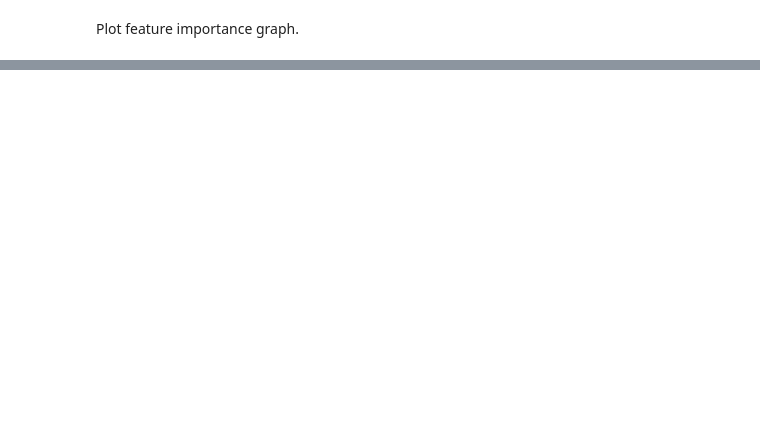
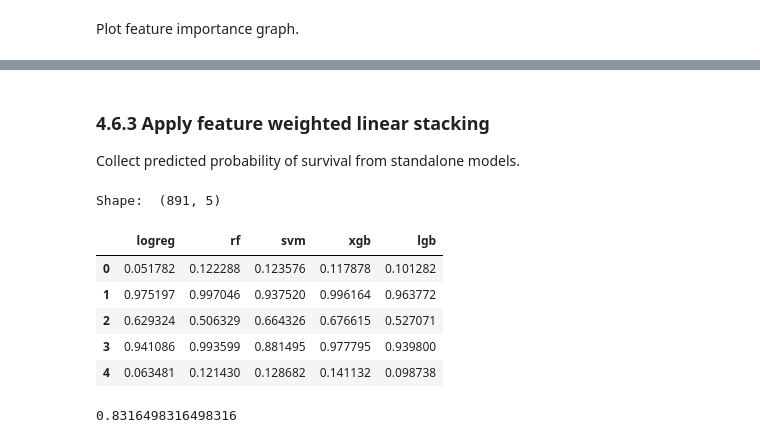
Before and after one commit to Shenghao1993/kaggle-titanic-survival-classification, a Jupyter notebook: Titanic - Model Training & Evaluation.ipynb, the cells around one changed output, grey strips where cells are left out. Cells and saved outputs as stored; diff of their text form; code cells hidden in the pictures; blank space fills up the shorter version.

```diff
--- a/Titanic - Model Training & Evaluation.ipynb
+++ b/Titanic - Model Training & Evaluation.ipynb
@@ -243,19 +246,17 @@ ROC =  0.764727
 # %%
 # Set the parameters by cross-validation
-# tuned_parameters = [{'kernel': ['rbf'], 'gamma': [5e-06, 1e-05, 3e-05],
-#                      'C': [4500, 5000, 5500]}]
 # tuned_parameters = [{'kernel': ['rbf'], 'gamma': [0.001, 0.01, 0.1, 1],
 #                      'C': [0.001, 0.01, 0.1, 1, 10]},
 #                     {'kernel': ['linear'], 'C': [1, 10, 100, 1000]}]
 # tuned_parameters = [{'kernel': ['rbf'], 'gamma': [0.01, 0.05, 0.1, 0.5, 1],
 #                      'C': [0.1, 0.5, 1, 5, 10]},
-#                     {'kernel': ['linear'], 'C': [10]}]
+#                     {'kernel': ['linear'], 'C': [1]}]
 # tuned_parameters = [{'kernel': ['rbf'], 'gamma': [0.03, 0.05, 0.07],
 #                      'C': [3, 5, 7]},
-#                     {'kernel': ['linear'], 'C': [10]}]
+#                     {'kernel': ['linear'], 'C': [1]}]
 tuned_parameters = [{'kernel': ['rbf'], 'gamma': [0.02, 0.03, 0.04],
                      'C': [2, 3, 4, 5]},
-                    {'kernel': ['linear'], 'C': [10]}]
+                    {'kernel': ['linear'], 'C': [1]}]
 svm_grid, best_score = svm_worker.tune(tuned_parameters, train_df[features], train_df['Survived'],
                                        test_df[features], test_df['GroundTruth'], 5)
 model_metrics["SVM"] = round(best_score["accuracy"], 6)
@@ -714,0 +728,30 @@ https://medium.com/@praveen.orvakanti/this-will-help-you-score-95-percentile-in-
+# %% [markdown]
+### 4.6.3 Apply feature weighted linear stacking
+Collect predicted probability of survival from standalone models.
+# %%
+prediction_df = pd.DataFrame(columns=['logreg', 'rf', 'svm', 'xgb', 'lgb'])
+prediction_df['logreg'] = clf1.predict_proba(train_df[features])[:,1]
+prediction_df['rf'] = clf2.predict_proba(train_df[features])[:,1]
+prediction_df['svm'] = clf3.predict_proba(train_df[features])[:,1]
+prediction_df['xgb'] = clf4.predict_proba(train_df[features])[:,1]
+prediction_df['lgb'] = clf5.predict_proba(train_df[features])[:,1]
+print("Shape: ", prediction_df.shape)
+prediction_df.head()
+# %% [output]
+Shape:  (891, 5)
+|  | logreg | rf | svm | xgb | lgb |
+| 0 | 0.051782 | 0.122288 | 0.123576 | 0.117878 | 0.101282 |
+| 1 | 0.975197 | 0.997046 | 0.937520 | 0.996164 | 0.963772 |
+| 2 | 0.629324 | 0.506329 | 0.664326 | 0.676615 | 0.527071 |
+| 3 | 0.941086 | 0.993599 | 0.881495 | 0.977795 | 0.939800 |
+| 4 | 0.063481 | 0.121430 | 0.128682 | 0.141132 | 0.098738 |
+# %%
+from sklearn.linear_model import LinearRegression
+from sklearn.model_selection import cross_val_predict
+from sklearn.metrics import accuracy_score
+
+y_prob = cross_val_predict(LinearRegression(), train_df[features], train_df['Survived'], cv=5)
+y_pred = np.array([1 if p > 0.5 else 0 for p in y_prob])
+accuracy_score(y_pred, train_df['Survived'].values)
+# %% [output]
+0.8316498316498316
```
Also changed, not shown: parts of 24 cells of this notebook, 1 other file.
